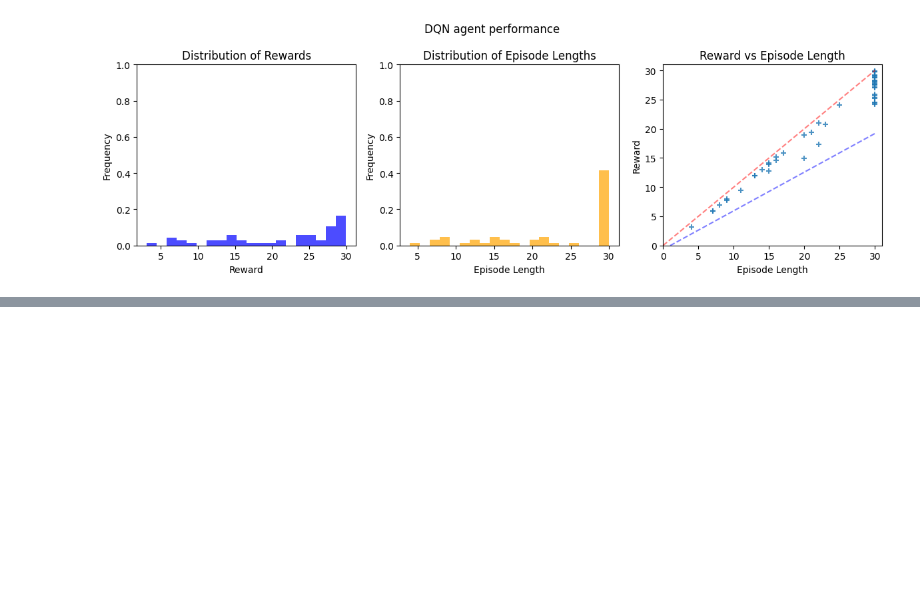
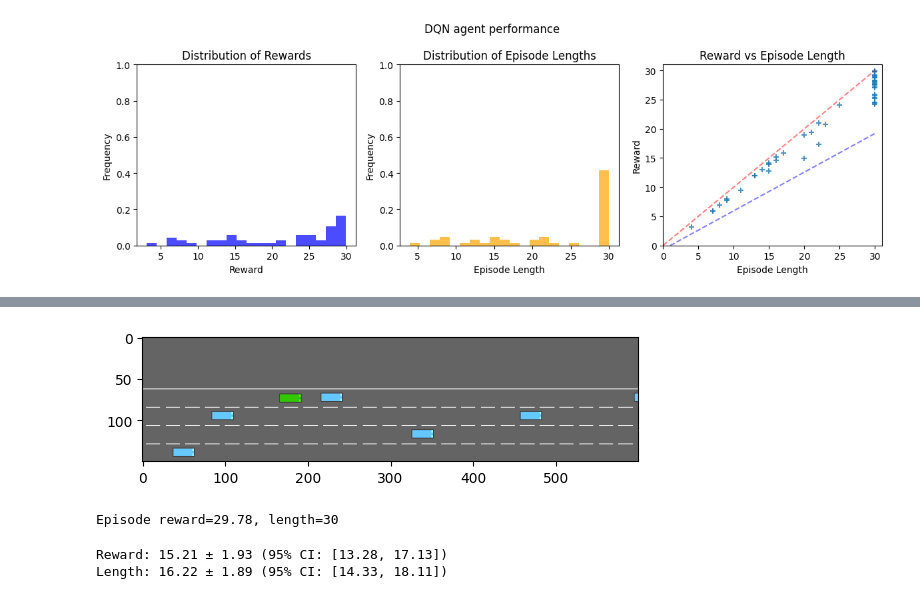
Before and after one commit to Limekaaa/highway-rl, a Jupyter notebook: dqn_analysis.ipynb, the cells around one changed output, grey strips where cells are left out. Saved outputs shown, nothing was run; the diff lists cells and outputs as text; code cells hidden in the pictures; blank space fills up the shorter version.

```diff
--- a/dqn_analysis.ipynb
+++ b/dqn_analysis.ipynb
@@ -179,0 +208,5 @@ plot_rewards_lengths(rewards, lengths, title="DQN agent performance")
+# %%
+reward, length = run_one_episode(env, dqn_sb3_agent, display=True)
+# %% [output]
+[figure, added]
+Episode reward=29.78, length=30
@@ -179,0 +215,9 @@ plot_rewards_lengths(rewards, lengths, title="DQN agent performance")
+# %%
+stats_rewards = compute_confidence_interval(rewards)
+stats_lengths = compute_confidence_interval(lengths)
+
+print(f"Reward: {stats_rewards['mean']:.2f} ± {stats_rewards['margin_of_error']:.2f} (95% CI: [{stats_rewards['ci_lower']:.2f}, {stats_rewards['ci_upper']:.2f}])")
+print(f"Length: {stats_lengths['mean']:.2f} ± {stats_lengths['margin_of_error']:.2f} (95% CI: [{stats_lengths['ci_lower']:.2f}, {stats_lengths['ci_upper']:.2f}])")
+# %% [output]
+Reward: 15.21 ± 1.93 (95% CI: [13.28, 17.13])
+Length: 16.22 ± 1.89 (95% CI: [14.33, 18.11])
```
Also changed, not shown: parts of 6 cells of this notebook, 30 other files.
